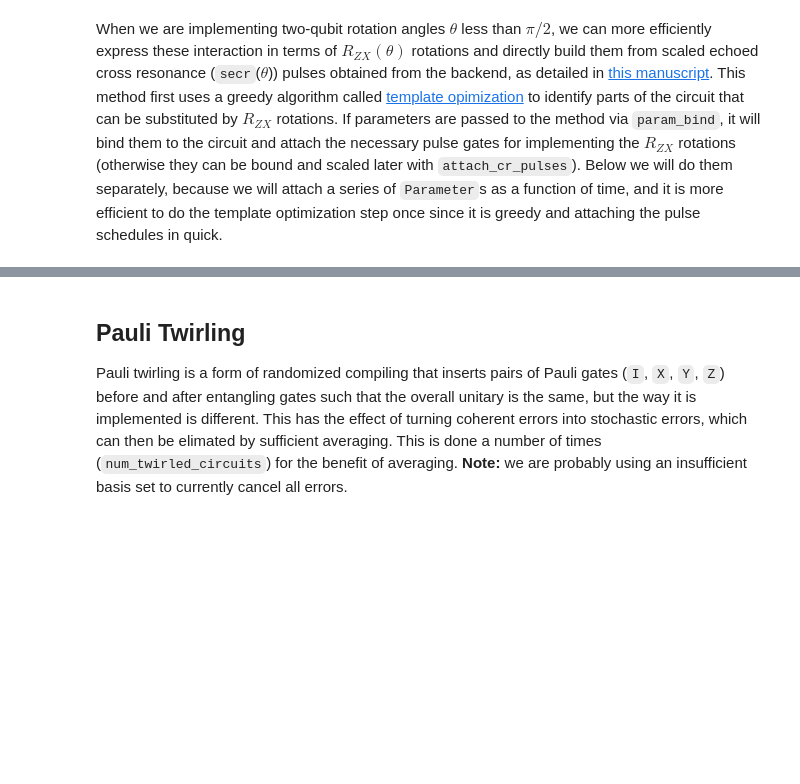
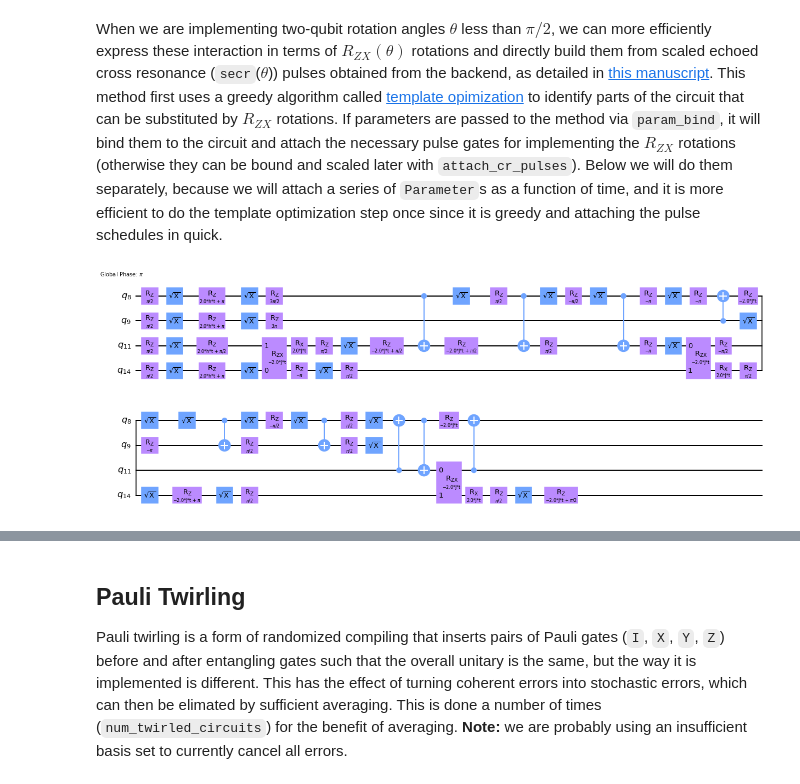
Before and after one commit to qiskit-community/qiskit-research, a Jupyter notebook: docs/getting_started.ipynb, the cells around one changed output, grey strips where cells are left out. Drawn from its saved outputs; the diff is of its cells as text; code cells hidden in the pictures; blank space fills up the shorter version.

Commit message:
refactoring getting_started notebook a bit to include startup dev form stuff, and hide methods in helper module

```diff
--- a/docs/getting_started.ipynb
+++ b/docs/getting_started.ipynb
@@ -30,22 +45,11 @@ U = e^{-iHt},
 $$
 the *time-evolution unitary* corresponding to Hamiltonian evolution under $H$, and is found formally using the `.exp_i()` on an operator expression.
 # %%
-num_spins = 3
-
+from helper import ising_hamiltonian
+num_spins = 4
 JJ = Parameter("J")
 hh = Parameter("h")
 tt = Parameter("t")
 
-ham = -JJ * sum(
-    [
-        sum(
-            [
-                (I ^ idx) ^ Z ^ (I ^ jdx) ^ Z ^ (I ^ (num_spins - idx - jdx - 2))
-                for jdx in range(num_spins - idx - 1)
-            ]
-        )
-        for idx in range(num_spins - 1)
-    ]
-) + hh * sum([(I ^ idx) ^ X ^ (I ^ (num_spins - idx - 1)) for idx in range(num_spins)])
-U_ham = (ham * tt).exp_i()
+U_ham = ising_hamiltonian(num_spins, JJ, hh, tt, connectivity='all-to-all')
 print(U_ham)
@@ -58,8 +79,8 @@ Practically, since many of the following transpilation steps are computationally
 # %%
 num_steps = 1
 trot_circ = (
-    PauliTrotterEvolution(trotter_mode=Suzuki(order=2, reps=num_steps))
+    PauliTrotterEvolution(trotter_mode=Suzuki(order=1, reps=num_steps))
     .convert(U_ham)
     .to_circuit()
 )
-trot_circ.draw("mpl")
+# trot_circ.draw("mpl")
@@ -68,13 +91,7 @@ trot_circ.draw("mpl")
 
 In general problems must respect the layout of the actual quantum hardware. Due to limited connectivity, this often entails doing SWAP operations to move quantum information around. SWAPs are costly in the sense they consist of three `CX`s. The Qiskit transpiler with `optimization_level=3` uses the [SABRE SWAP method](https://arxiv.org/abs/1809.02573), which is efficient, however stochastic, since the SWAP-mapping problem is NP-hard. Here we do it several time and take the solution with the lowest CNOT count. This operation serves only to minimize the number of SWAPs in the transpiled circuits, and is not aware of noise on the underlying qubits. That is considered in a following step.
 # %%
-# TODO - check issue with floats not being rounded off
-
 num_tries = 10
-
-# backend = FakeMumbai()
-# backend = provider.get_backend('ibmq_mumbai')
-backend = provider.get_backend("ibm_lagos")
 trot_circ_ts = transpile(
     [trot_circ] * num_tries, backend, optimization_level=3, seed_transpiler=12345
 )
@@ -89,9 +108,12 @@ trot_circ_t = trot_circ_ts[best_idx]
 Now that we have a SWAP-mapped optimal circuit, we consider the layouts on the actual quantum backend. These layouts are found by the VF2 subgraph isomorphism algorithm, which is very fast. Since the transpiler mapped the circuit to physical qubits, we must first "deflate" the circuits with `deflate_circuit` (which removes idle qubits), finds the layouts with `matching_layouts`, then scores those layouts due to error rates, which are calculated by a cost function that may be specified by the user, see [`mapomatic`](https://github.com/Qiskit-Partners/mapomatic) documentation for how. The default cost function includes errors determined for each qubit gates and measurements, although not decoherence/relaxation caused by idle time, producing an *infidelity score* where the lowest number is the preferred layout.
 # %%
 from mapomatic import deflate_circuit, evaluate_layouts, matching_layouts
+from qiskit_research.utils.pulse_scaling import get_ecr_pairs_from_backend
+
+coupling_map = get_ecr_pairs_from_backend(backend)
 
 trot_circ_def = deflate_circuit(trot_circ_t)
-layouts = matching_layouts(trot_circ_def, backend)
+layouts = matching_layouts(trot_circ_def, coupling_map)
 scored_layouts = evaluate_layouts(
     trot_circ_def, layouts, backend
 )  # cost_function = cost_func
@@ -132,7 +161,10 @@ When we are implementing two-qubit rotation angles $\theta$ less than $\pi/2$, w
 # %%
 my_layout = scored_layouts[0][0]  # the layout with the lowest score (i.e., error)
 trot_circ_sca = scale_cr_pulses(
-    transpile(trot_circ_def, initial_layout=my_layout), backend
+    transpile(trot_circ_def, initial_layout=my_layout), backend,
+    unroll_rzx_to_ecr=False
 )
 trot_circ_sca.draw("mpl", idle_wires=False)
+# %% [output]
+[figure, added]
 # %%
```
Also changed, not shown: parts of 17 cells of this notebook, 1 other file.
